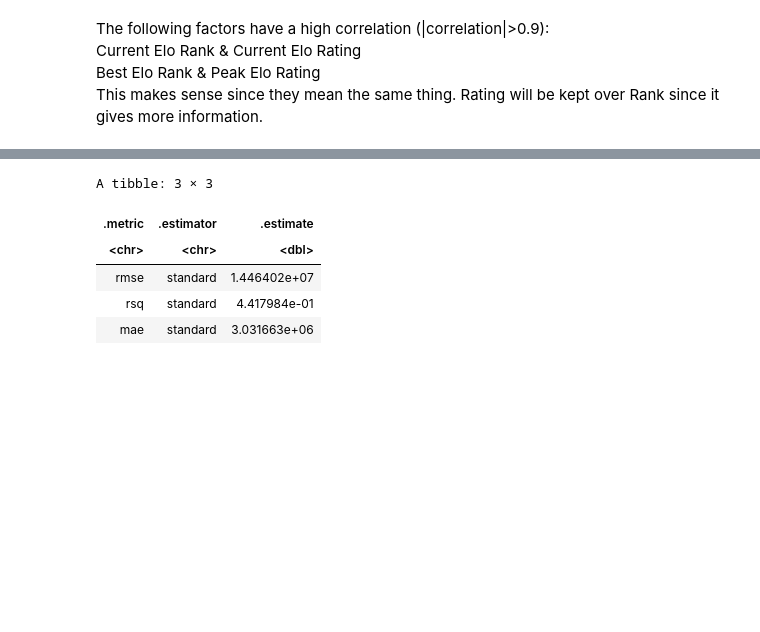
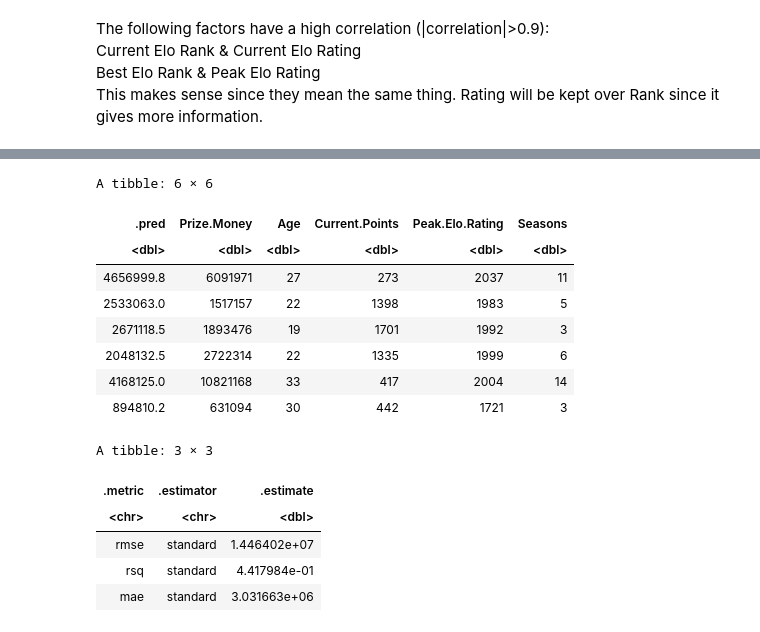
Before and after one commit to alisontucker/DSCI-100-Group-Project, a Jupyter notebook: Main_code.ipynb, the cells around one changed output, grey strips where cells are left out. Saved outputs shown, nothing was run; the diff lists cells and outputs as text; code cells hidden in the pictures; blank space fills up the shorter version.

```diff
--- a/Main_code.ipynb
+++ b/Main_code.ipynb
@@ -314,27 +317,39 @@ A tibble: 1 × 7
 # %%
 k_min <- player_min %>%
           pull(neighbors)
 
 player_best_spec <- nearest_neighbor(weight_func = "rectangular", neighbors = k_min) %>%
           set_engine("kknn") %>%
           set_mode("regression")
 
 player_best_fit <- workflow() %>%
           add_recipe(player_recipe) %>%
           add_model(player_best_spec) %>%
           fit(data = player_stats_training)
 
-player_summary <- player_best_fit %>%
+player_estimate <- player_best_fit %>%
            predict(player_stats_testing) %>%
-           bind_cols(player_stats_testing) %>%
+           bind_cols(player_stats_testing)
+
+head(player_estimate)
+# your code here
+player_summary<- player_estimate%>%
            metrics(truth = Prize.Money, estimate = .pred)
 
-# your code here
 player_summary
 # %% [output]
-A tibble: 3 × 3
+A tibble: 6 × 6
-| .metric | .estimator | .estimate |
-| <chr> | <chr> | <dbl> |
-| rmse | standard | 1.446402e+07 |
-| rsq | standard | 4.417984e-01 |
-| mae | standard | 3.031663e+06 |
+| .pred | Prize.Money | Age | Current.Points | Peak.Elo.Rating | Seasons |
+| <dbl> | <dbl> | <dbl> | <dbl> | <dbl> | <dbl> |
+| 4656999.8 | 6091971 | 27 | 273 | 2037 | 11 |
+| 2533063.0 | 1517157 | 22 | 1398 | 1983 | 5 |
+| 2671118.5 | 1893476 | 19 | 1701 | 1992 | 3 |
+| 2048132.5 | 2722314 | 22 | 1335 | 1999 | 6 |
+| 4168125.0 | 10821168 | 33 | 417 | 2004 | 14 |
+| 894810.2 | 631094 | 30 | 442 | 1721 | 3 |
+A tibble: 3 × 3
+| .metric | .estimator | .estimate |
+| <chr> | <chr> | <dbl> |
+| rmse | standard | 1.446402e+07 |
+| rsq | standard | 4.417984e-01 |
+| mae | standard | 3.031663e+06 |
```
Also changed, not shown: parts of 3 cells of this notebook.
